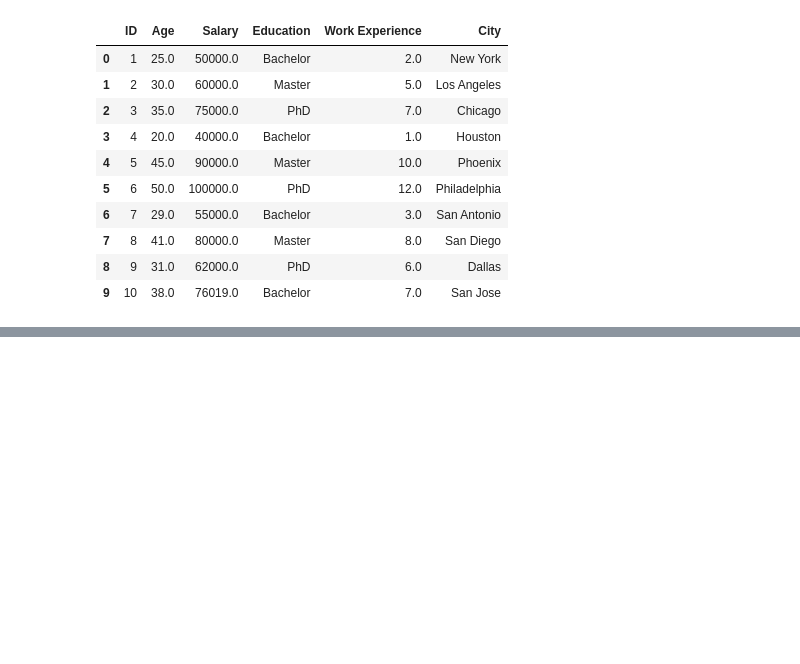
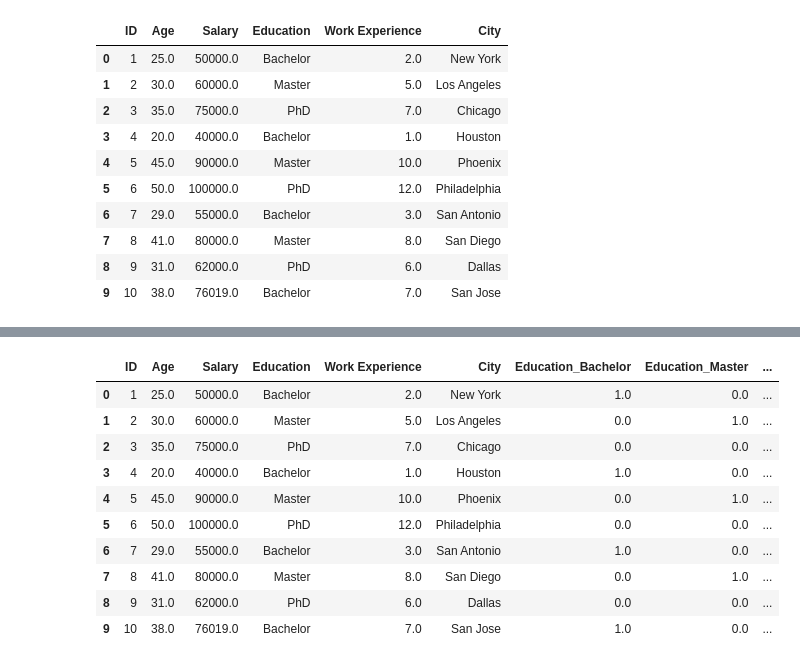
Before and after one commit to dinaeshsugumaran/MLOps, a Jupyter notebook: Practice/Python_practice/Feature_Engineering/feature_engineering_practice_exercise_2.ipynb, the cells around one changed output, grey strips where cells are left out. Saved outputs shown, nothing was run; the diff lists cells and outputs as text; code cells hidden in the pictures; blank space fills up the shorter version.

```diff
--- a/Practice/Python_practice/Feature_Engineering/feature_engineering_practice_exercise_2.ipynb
+++ b/Practice/Python_practice/Feature_Engineering/feature_engineering_practice_exercise_2.ipynb
@@ -322,0 +327,2 @@ df_copy
+# %%
+encoder = OneHotEncoder()
@@ -322,0 +343,2 @@ df_copy
+# %%
+encoded = encoder.fit_transform(df[['Education']]).toarray()
@@ -322,0 +360,2 @@ df_copy
+# %%
+encoded_df = pd.DataFrame(encoded,columns=encoder.get_feature_names_out())
@@ -322,0 +376,15 @@ df_copy
+# %%
+df_copy_encoded = pd.concat([df_copy,encoded_df],axis=1)
+df_copy_encoded
+# %% [output]
+|  | ID | Age | Salary | Education | Work Experience | City | Education_Bachelor | Education_Master | ... |
+| 0 | 1 | 25.0 | 50000.0 | Bachelor | 2.0 | New York | 1.0 | 0.0 | ... |
+| 1 | 2 | 30.0 | 60000.0 | Master | 5.0 | Los Angeles | 0.0 | 1.0 | ... |
+| 2 | 3 | 35.0 | 75000.0 | PhD | 7.0 | Chicago | 0.0 | 0.0 | ... |
+| 3 | 4 | 20.0 | 40000.0 | Bachelor | 1.0 | Houston | 1.0 | 0.0 | ... |
+| 4 | 5 | 45.0 | 90000.0 | Master | 10.0 | Phoenix | 0.0 | 1.0 | ... |
+| 5 | 6 | 50.0 | 100000.0 | PhD | 12.0 | Philadelphia | 0.0 | 0.0 | ... |
+| 6 | 7 | 29.0 | 55000.0 | Bachelor | 3.0 | San Antonio | 1.0 | 0.0 | ... |
+| 7 | 8 | 41.0 | 80000.0 | Master | 8.0 | San Diego | 0.0 | 1.0 | ... |
+| 8 | 9 | 31.0 | 62000.0 | PhD | 6.0 | Dallas | 0.0 | 0.0 | ... |
+| 9 | 10 | 38.0 | 76019.0 | Bachelor | 7.0 | San Jose | 1.0 | 0.0 | ... |
```
Also changed, not shown: parts of 7 cells of this notebook, 1 other file.
